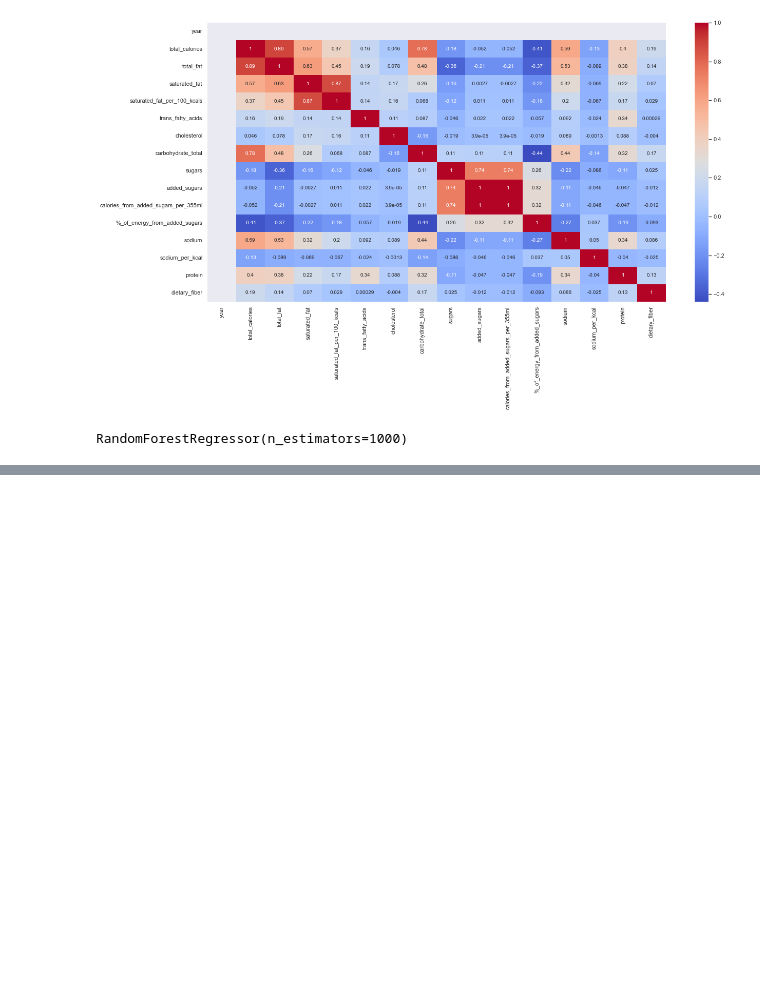
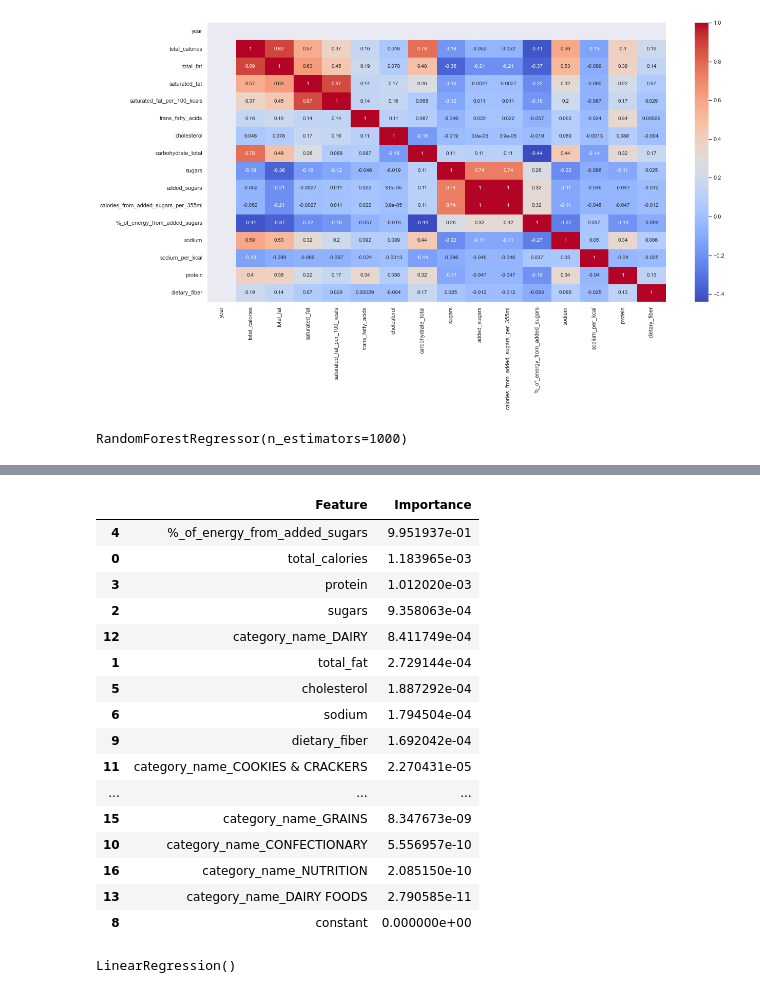
Before and after one commit to hieutrn1205/DS_DA_Project, a Jupyter notebook: HieuTran.Python.ipynb, the cells around one changed output, grey strips where cells are left out. Cells and saved outputs as stored; diff of their text form; code cells hidden in the pictures; blank space fills up the shorter version.

```diff
--- a/HieuTran.Python.ipynb
+++ b/HieuTran.Python.ipynb
@@ -413,0 +414,28 @@ Mean Absolute Error: 0.041692813691533
+# %%
+imp = model.feature_importances_
+df_imp = pd.DataFrame({"Feature": feature_selected, "Importance": imp}).sort_values("Importance", ascending = False )
+# %%
+df_imp
+# %% [output]
+|  | Feature | Importance |
+| 4 | %_of_energy_from_added_sugars | 9.951937e-01 |
+| 0 | total_calories | 1.183965e-03 |
+| 3 | protein | 1.012020e-03 |
+| 2 | sugars | 9.358063e-04 |
+| 12 | category_name_DAIRY | 8.411749e-04 |
+| 1 | total_fat | 2.729144e-04 |
+| 5 | cholesterol | 1.887292e-04 |
+| 6 | sodium | 1.794504e-04 |
+| 9 | dietary_fiber | 1.692042e-04 |
+| 11 | category_name_COOKIES & CRACKERS | 2.270431e-05 |
+| ... | ... | ... |
+| 15 | category_name_GRAINS | 8.347673e-09 |
+| 10 | category_name_CONFECTIONARY | 5.556957e-10 |
+| 16 | category_name_NUTRITION | 2.085150e-10 |
+| 13 | category_name_DAIRY FOODS | 2.790585e-11 |
+| 8 | constant | 0.000000e+00 |
+# %%
+linear = LinearRegression()
+linear.fit(x_train, y_train)
+# %% [output]
+LinearRegression()
```
Also changed, not shown: parts of 5 cells of this notebook.
